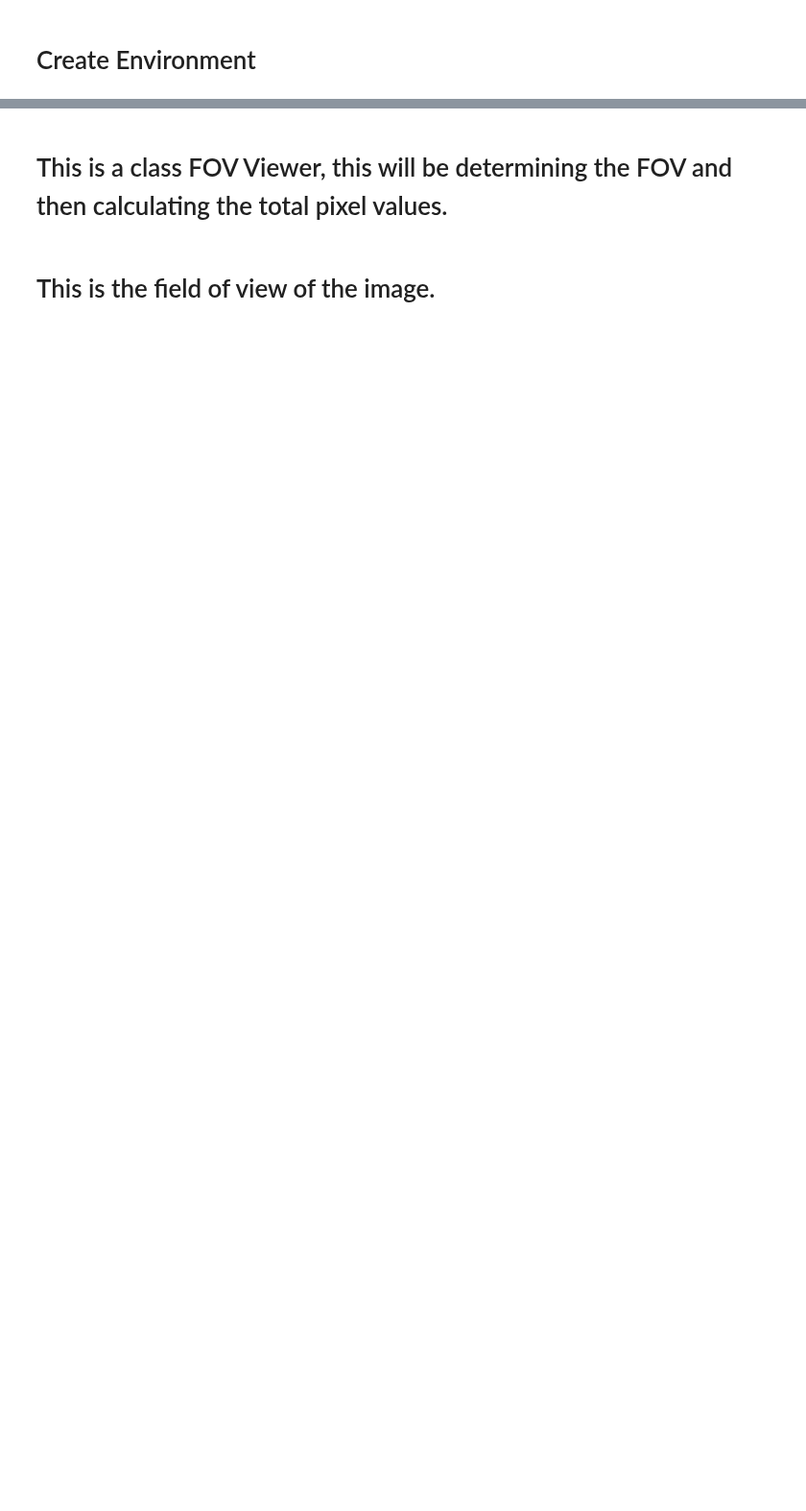
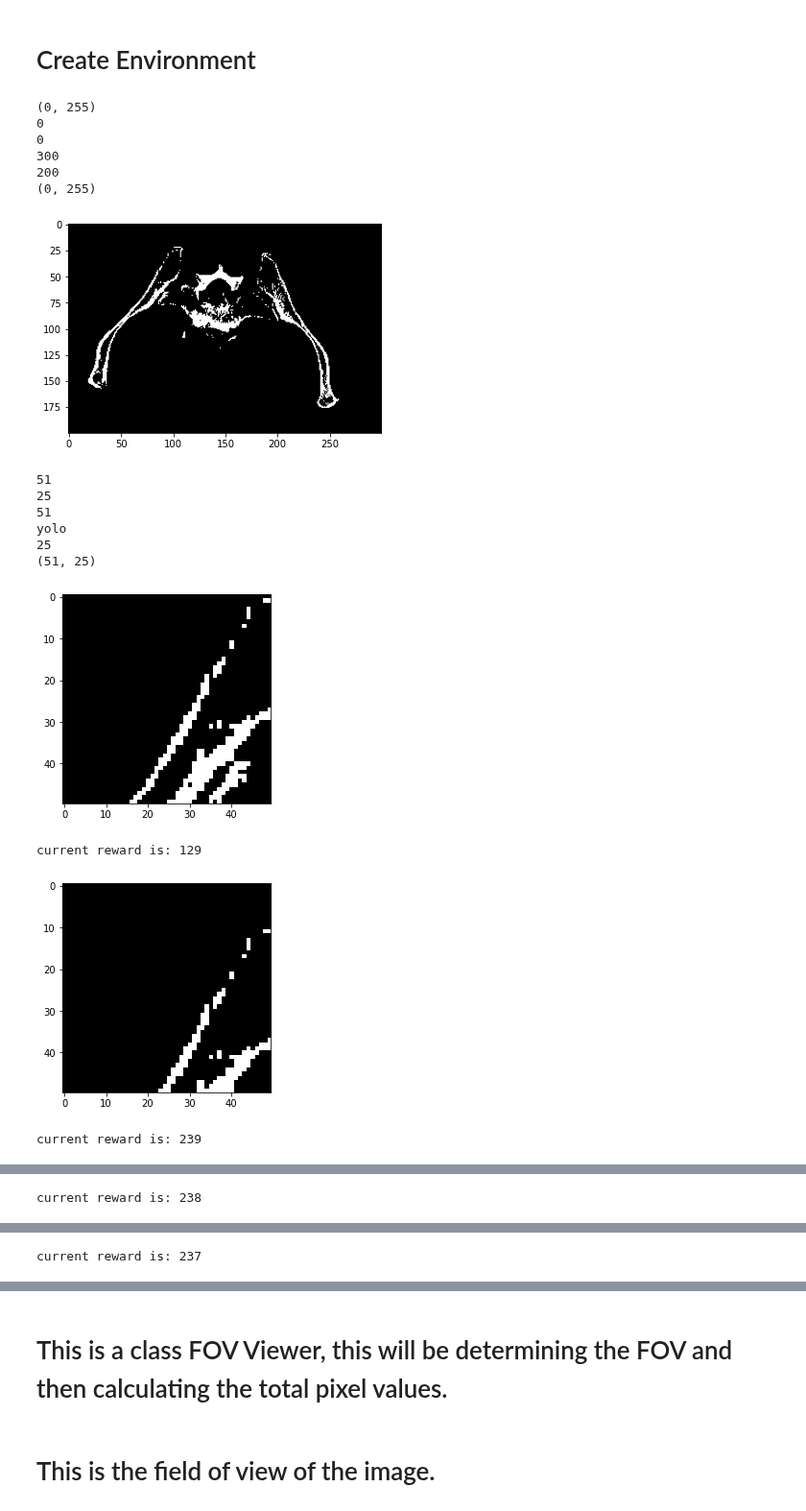
Before and after one commit to aasong113/CT_View_Planning_DeepRL, a Jupyter notebook: DQN/custom_gym_env.ipynb, the cells around one changed output, grey strips where cells are left out. Shown at 96% size. Drawn from its saved outputs; the diff is of its cells as text; code cells hidden in the pictures; blank space fills up the shorter version.

Commit message:
proper reward function

```diff
--- a/DQN/custom_gym_env.ipynb
+++ b/DQN/custom_gym_env.ipynb
@@ -122,0 +236,58 @@ class Center_FOV(Env):
+# %%
+env = Center_FOV()
+obs = env.reset()
+plt.imshow(obs, cmap = 'gray')
+#plt.colorbar()
+plt.show()
+
+count = 0
+while True:
+
+    # take random action
+    action = env.action_space.sample()
+    obs, reward, done = env.step(action)
+
+    print(f"current reward is: {reward}")
+
+    screen = env.render(mode = "rgb_array")
+    plt.imshow(screen, cmap = 'gray')
+    plt.show()
+    count +=1
+    if done == True or count == 10:
+        break
+env.close()
+
+
+# while True:
+
+#     # take random action
+#     action = env.action_space.sample()
+#     obs, reward, done = env.step(action)
+
+#     print(f"current reward is: {reward}")
+
+#     screen = env.render(mode = "rgb_array")
+#     plt.imshow(screen, cmap = 'gray')
+#     plt.show()
+
+#     if done == True:
+#         break
+# env.close()
+# %% [output]
+(0, 255)
+0
+0
+300
+200
+(0, 255)
+[figure, added]
+51
+25
+51
+yolo
+25
+(51, 25)
+[figure, added]
+current reward is: 129
+[figure, added]
+current reward is: 239
@@ -122,0 +295 @@ class Center_FOV(Env):
+current reward is: 238
@@ -122,0 +297 @@ class Center_FOV(Env):
+current reward is: 237
```
Also changed, not shown: parts of 6 cells of this notebook, 1 other file.
